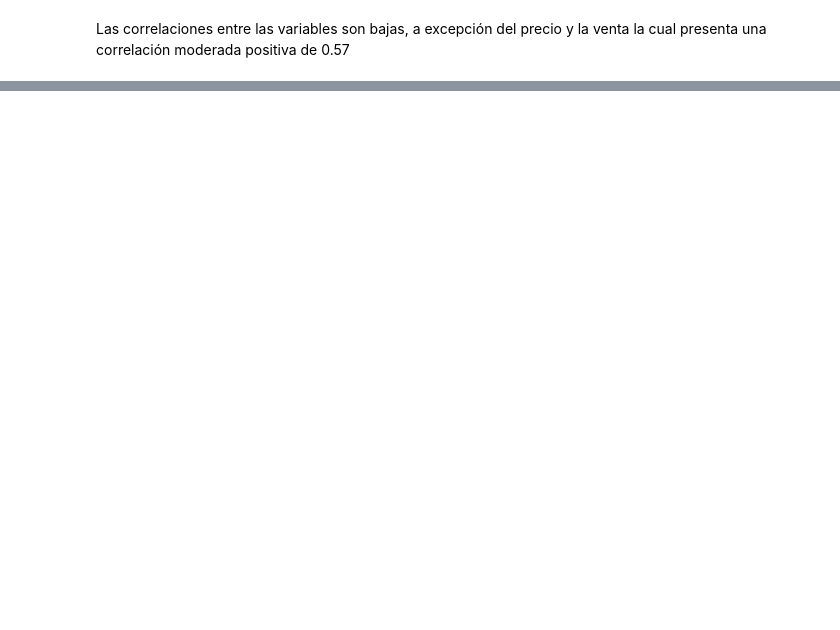
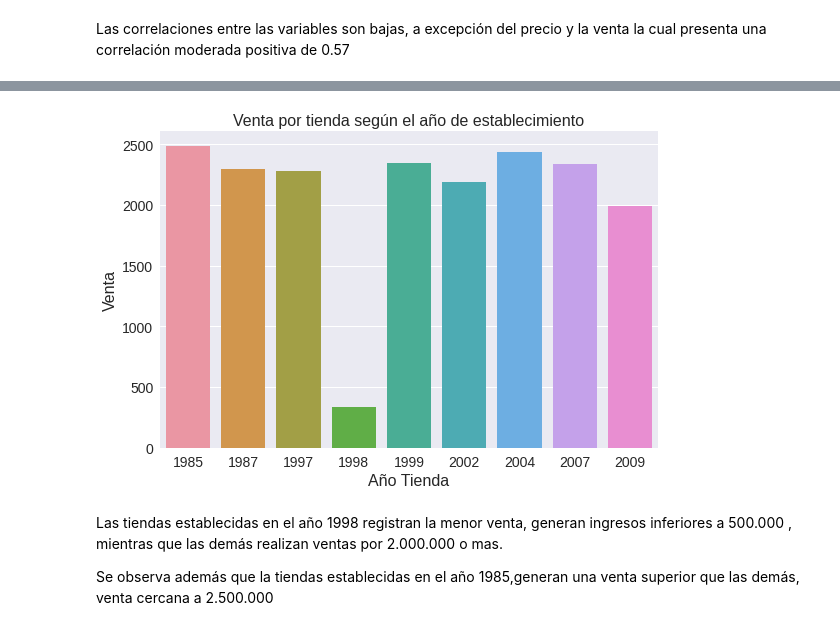
Before and after one commit to alejagaco/sales_predictions, a Jupyter notebook: Sales_Predictions.ipynb, the cells around one changed output, grey strips where cells are left out. Drawn from its saved outputs; the diff is of its cells as text; code cells hidden in the pictures; blank space fills up the shorter version.

```diff
--- a/Sales_Predictions.ipynb
+++ b/Sales_Predictions.ipynb
@@ -403,0 +423,22 @@ Las correlaciones entre las variables son bajas, a excepción del precio y la ve
+# %%
+plt.style.use('seaborn')
+
+fig, axes = plt.subplots()
+
+ax1 = sns.barplot(data=df,x='Outlet_Establishment_Year',y='Item_Outlet_Sales',ci=0,)
+
+ax1.set_ylabel('Venta',fontsize=16)
+ax1.set_xlabel('Año Tienda',fontsize=16)
+
+plt.xticks(fontsize=14)
+plt.yticks(fontsize=14)
+plt.title('Venta por tienda según el año de establecimiento', fontsize=16)
+
+fig.tight_layout()
+plt.show()
+# %% [output]
+[figure, added]
+# %% [markdown]
+Las tiendas establecidas en el año 1998 registran la menor venta, generan ingresos inferiores a 500.000 , mientras que las demás realizan ventas por 2.000.000 o mas.
+
+Se observa además que la tiendas establecidas en el año 1985,generan una venta superior que las demás, venta cercana a 2.500.000
```
Also changed, not shown: parts of 5 cells of this notebook.
